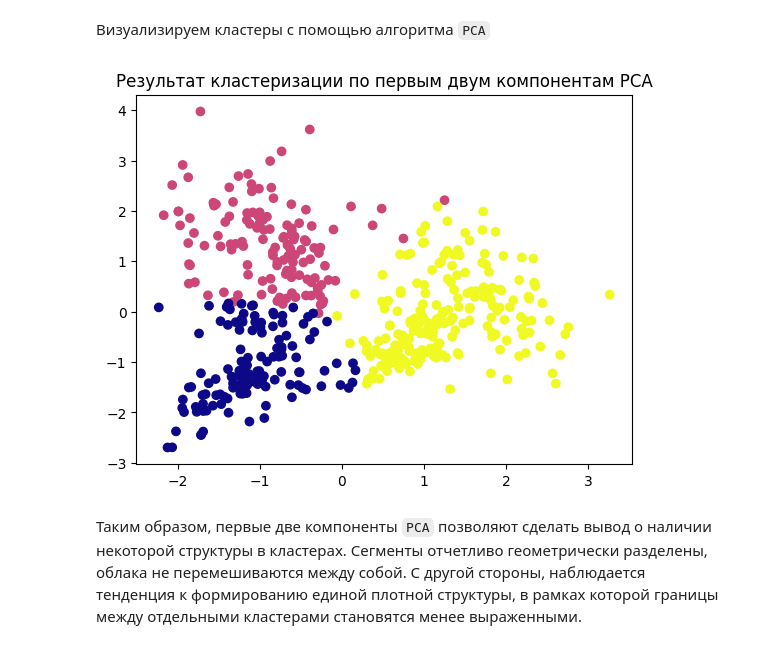
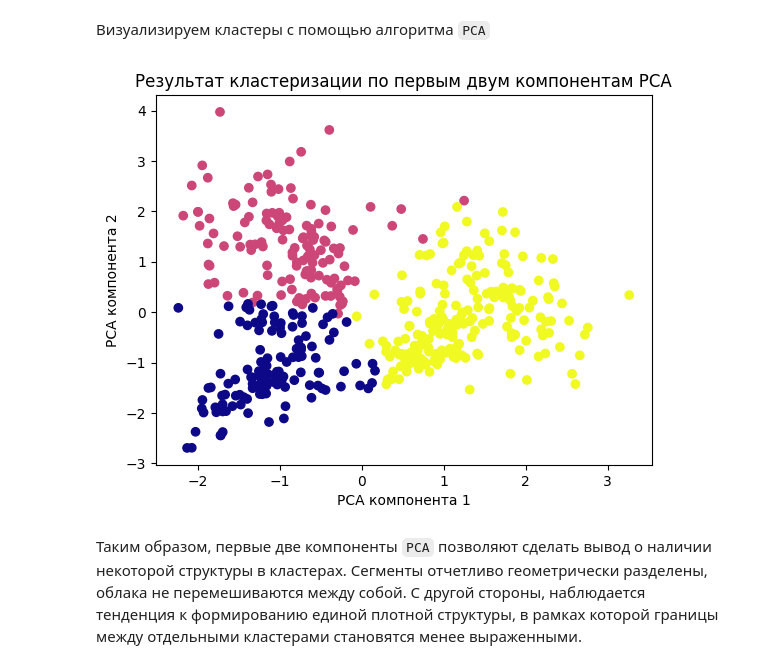
Before and after one commit to Qwertymegaforce/EDA_HSE_ML, a Jupyter notebook: netflix_analyzing_5.ipynb, the cells around one changed output. Drawn from its saved outputs; the diff is of its cells as text; code cells hidden in the pictures.

```diff
--- a/netflix_analyzing_5.ipynb
+++ b/netflix_analyzing_5.ipynb
@@ -686,6 +705,7 @@ dtype: object
 Выполним стандартизацию признаков `runtime`, `weighted_rating` и `engagement` с помощью преобразователя StandardScaler. Бинарные признаки были оставлены без изменений, поскольку они уже находятся в едином масштабе.
 # %%
 scaled_features = cluster_features[:3]
+X= X.copy()
 X[scaled_features] = StandardScaler().fit_transform(X[scaled_features])
 X.head(5)
 # %% [output]
@@ -699,9 +719,10 @@ X.head(5)
 Выполним обучение модели кластеризации с подбором оптимального числа кластеров `n_clusters`. Для автоматизации процесса используем цикл `for`, в рамках которого обучаются модели с различным числом кластеров. Качество кластеризации оценивается с помощью метрики `silhouette_score`, позволяющей измерить степень разделимости кластеров. По результатам сравнения выбирается конфигурация с максимальным значением метрики, которая сохраняется как оптимальная.
 # %%
 best_k = None
-best_labels= None
+best_labels = None
 best_score = -1
 RANDOM_STATE = 67
+scores = {}
 
 for k in range(2, 10):
     labels = KMeans(
@@ -710,12 +731,20 @@ for k in range(2, 10):
     ).fit_predict(X)
 
     score = silhouette_score(X, labels)
+    scores[k] = score
 
     if score > best_score:
         best_score = score
         best_labels = labels
         best_k = k
 
+plt.figure(figsize=(10, 6))
+plt.plot(list(scores.keys()), list(scores.values()), marker="o")
+plt.xlabel("Число кластеров k")
+plt.ylabel("Silhouette score")
+plt.title("Подбор оптимального числа кластеров")
+plt.show()
+
 print(f"Лучшее число кластеров: {best_k}")
 print(f"Лучший silhouette_score: {best_score:.2f}")
 # %% [output]
@@ -735,11 +765,13 @@ Name: count, dtype: int64
 # %%
 X_pca = PCA(n_components=2).fit_transform(X)
 
 plt.scatter(X_pca[:, 0], X_pca[:, 1], c=best_labels, cmap="plasma")
 plt.title("Результат кластеризации по первым двум компонентам PCA")
+plt.xlabel("PCA компонента 1")
+plt.ylabel("PCA компонента 2")
 plt.show()
 # %% [output]
-[figure, old version]
+[figure, new version]
 # %% [markdown]
 Таким образом, первые две компоненты `PCA` позволяют сделать вывод о наличии некоторой структуры в кластерах. Сегменты отчетливо геометрически разделены, облака не перемешиваются между собой. С другой стороны, наблюдается тенденция к формированию единой плотной структуры, в рамках которой границы между отдельными кластерами становятся менее выраженными.
 # %% [markdown]
```
Also changed, not shown: parts of 38 cells of this notebook, 2 other files.
